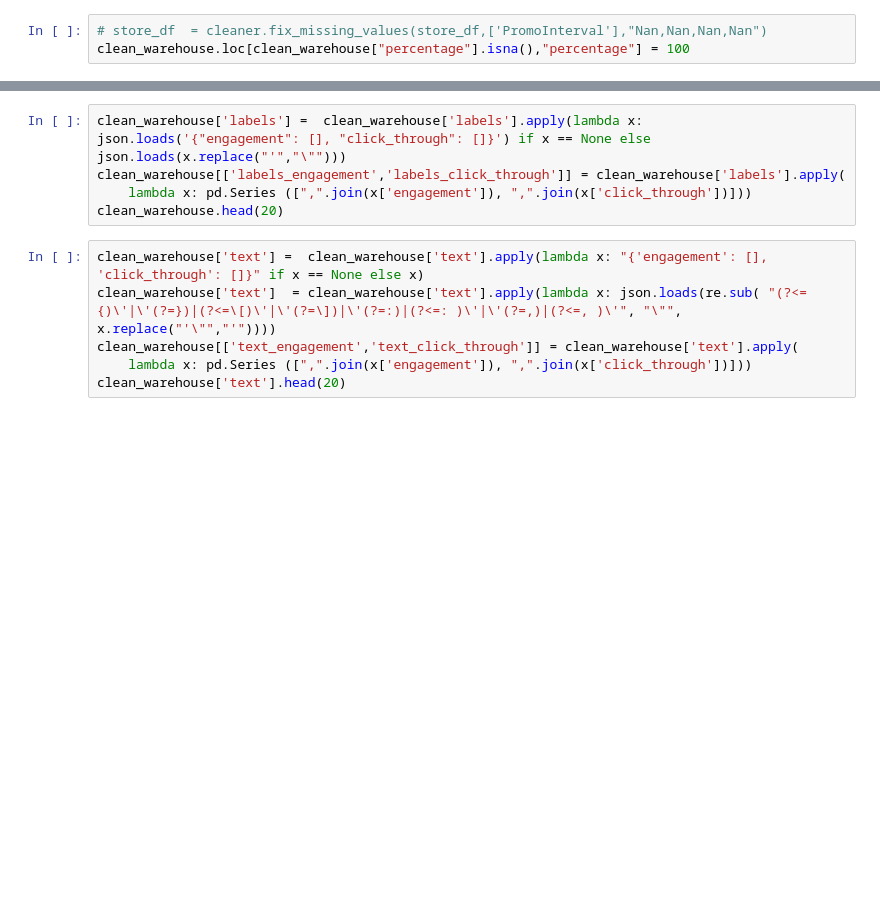
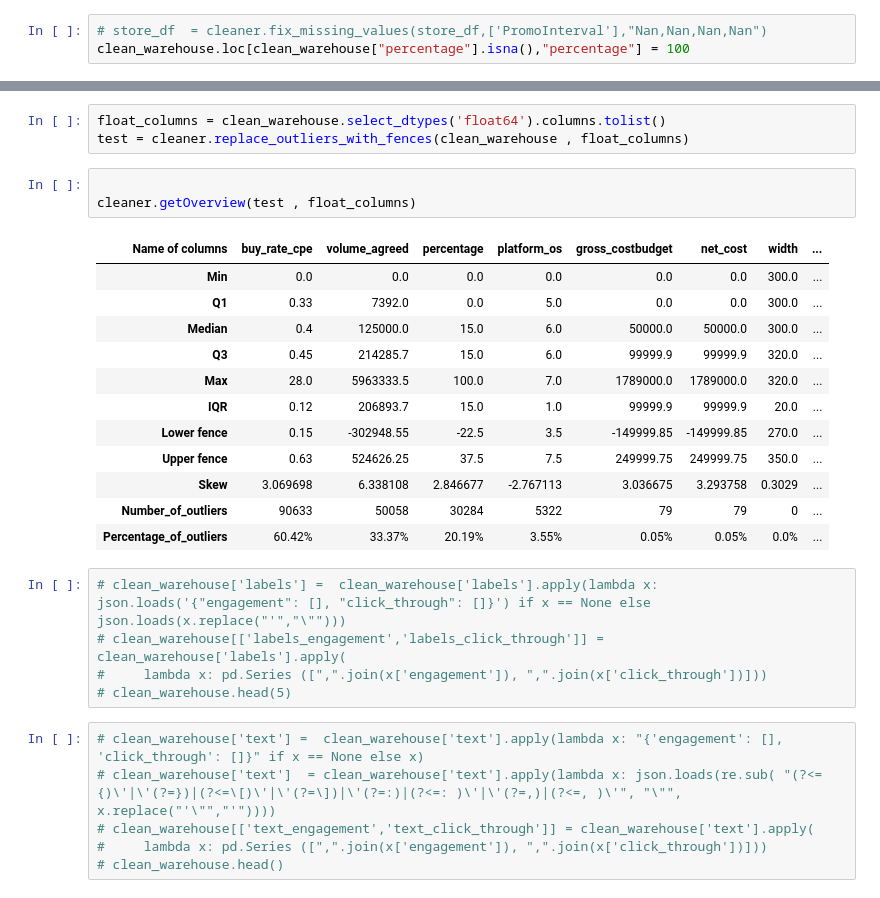
Before and after one commit to tesfayealex/AD-DS-Challenge, a Jupyter notebook: notebooks/preprocessing.ipynb, the cells around one changed output, grey strips where cells are left out. Saved outputs shown, nothing was run; the diff lists cells and outputs as text; blank space fills up the shorter version.

```diff
--- a/notebooks/preprocessing.ipynb
+++ b/notebooks/preprocessing.ipynb
@@ -72,11 +217,30 @@ clean_warehouse = cleaner.drop_duplicates(clean_warehouse)
+# %%
+float_columns = clean_warehouse.select_dtypes('float64').columns.tolist()
+test = cleaner.replace_outliers_with_fences(clean_warehouse , float_columns)
+# %%
+
+cleaner.getOverview(test , float_columns)
+# %% [output]
+| Name of columns | buy_rate_cpe | volume_agreed | percentage | platform_os | gross_costbudget | net_cost | width | ... |
+| Min | 0.0 | 0.0 | 0.0 | 0.0 | 0.0 | 0.0 | 300.0 | ... |
+| Q1 | 0.33 | 7392.0 | 0.0 | 5.0 | 0.0 | 0.0 | 300.0 | ... |
+| Median | 0.4 | 125000.0 | 15.0 | 6.0 | 50000.0 | 50000.0 | 300.0 | ... |
+| Q3 | 0.45 | 214285.7 | 15.0 | 6.0 | 99999.9 | 99999.9 | 320.0 | ... |
+| Max | 28.0 | 5963333.5 | 100.0 | 7.0 | 1789000.0 | 1789000.0 | 320.0 | ... |
+| IQR | 0.12 | 206893.7 | 15.0 | 1.0 | 99999.9 | 99999.9 | 20.0 | ... |
+| Lower fence | 0.15 | -302948.55 | -22.5 | 3.5 | -149999.85 | -149999.85 | 270.0 | ... |
+| Upper fence | 0.63 | 524626.25 | 37.5 | 7.5 | 249999.75 | 249999.75 | 350.0 | ... |
+| Skew | 3.069698 | 6.338108 | 2.846677 | -2.767113 | 3.036675 | 3.293758 | 0.3029 | ... |
+| Number_of_outliers | 90633 | 50058 | 30284 | 5322 | 79 | 79 | 0 | ... |
+| Percentage_of_outliers | 60.42% | 33.37% | 20.19% | 3.55% | 0.05% | 0.05% | 0.0% | ... |
 # %%
-clean_warehouse['labels'] =  clean_warehouse['labels'].apply(lambda x: json.loads('{"engagement": [], "click_through": []}') if x == None else json.loads(x.replace("'","\"")))
-clean_warehouse[['labels_engagement','labels_click_through']] = clean_warehouse['labels'].apply(
-    lambda x: pd.Series ([",".join(x['engagement']), ",".join(x['click_through'])]))
-clean_warehouse.head(20)
+# clean_warehouse['labels'] =  clean_warehouse['labels'].apply(lambda x: json.loads('{"engagement": [], "click_through": []}') if x == None else json.loads(x.replace("'","\"")))
+# clean_warehouse[['labels_engagement','labels_click_through']] = clean_warehouse['labels'].apply(
+#     lambda x: pd.Series ([",".join(x['engagement']), ",".join(x['click_through'])]))
+# clean_warehouse.head(5)
 # %%
-clean_warehouse['text'] =  clean_warehouse['text'].apply(lambda x: "{'engagement': [], 'click_through': []}" if x == None else x)
-clean_warehouse['text']  = clean_warehouse['text'].apply(lambda x: json.loads(re.sub( "(?<={)\'|\'(?=})|(?<=\[)\'|\'(?=\])|\'(?=:)|(?<=: )\'|\'(?=,)|(?<=, )\'", "\"", x.replace("'\"","'"))))
-clean_warehouse[['text_engagement','text_click_through']] = clean_warehouse['text'].apply(
-    lambda x: pd.Series ([",".join(x['engagement']), ",".join(x['click_through'])]))
-clean_warehouse['text'].head(20)
+# clean_warehouse['text'] =  clean_warehouse['text'].apply(lambda x: "{'engagement': [], 'click_through': []}" if x == None else x)
+# clean_warehouse['text']  = clean_warehouse['text'].apply(lambda x: json.loads(re.sub( "(?<={)\'|\'(?=})|(?<=\[)\'|\'(?=\])|\'(?=:)|(?<=: )\'|\'(?=,)|(?<=, )\'", "\"", x.replace("'\"","'"))))
+# clean_warehouse[['text_engagement','text_click_through']] = clean_warehouse['text'].apply(
+#     lambda x: pd.Series ([",".join(x['engagement']), ",".join(x['click_through'])]))
+# clean_warehouse.head()
```
Also changed, not shown: parts of 27 cells of this notebook, 3 other files.
